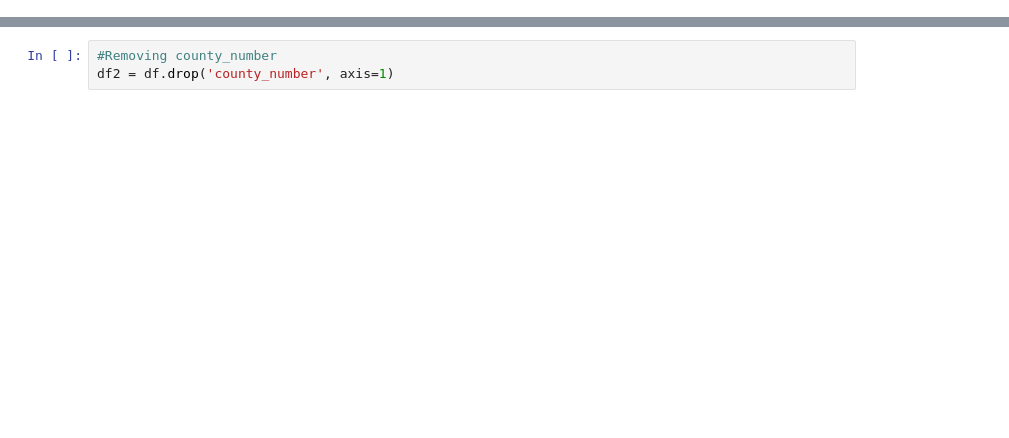
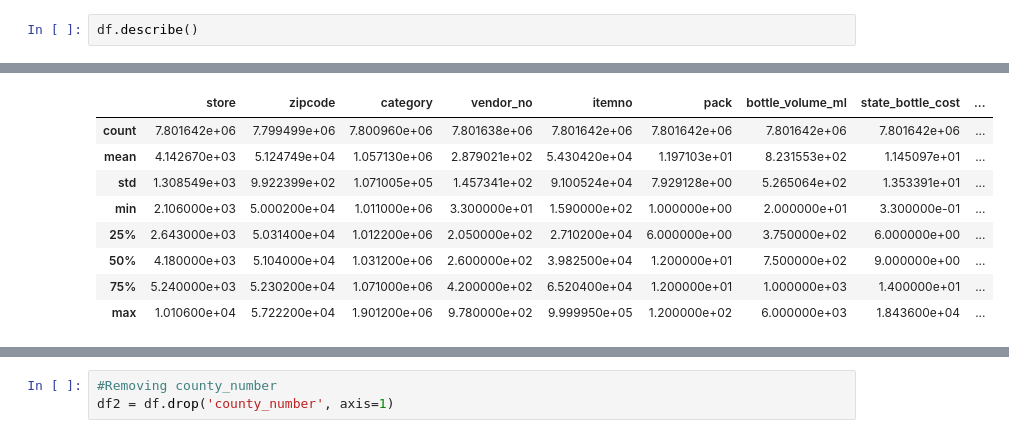
Before and after one commit to s22266/smart-liquor-sales-predictor, a Jupyter notebook: asi/notebooks/dataPreProcessing.ipynb, the cells around one changed output, grey strips where cells are left out. Cells and saved outputs as stored; diff of their text form; blank space fills up the shorter version.

```diff
--- a/asi/notebooks/dataPreProcessing.ipynb
+++ b/asi/notebooks/dataPreProcessing.ipynb
@@ -18,0 +37,3 @@ df.head()
+# %%
+df.describe()
+# %% [output]
@@ -19,2 +41,11 @@ df.head()
+|  | store | zipcode | category | vendor_no | itemno | pack | bottle_volume_ml | state_bottle_cost | ... |
+| count | 7.801642e+06 | 7.799499e+06 | 7.800960e+06 | 7.801638e+06 | 7.801642e+06 | 7.801642e+06 | 7.801642e+06 | 7.801642e+06 | ... |
+| mean | 4.142670e+03 | 5.124749e+04 | 1.057130e+06 | 2.879021e+02 | 5.430420e+04 | 1.197103e+01 | 8.231553e+02 | 1.145097e+01 | ... |
+| std | 1.308549e+03 | 9.922399e+02 | 1.071005e+05 | 1.457341e+02 | 9.100524e+04 | 7.929128e+00 | 5.265064e+02 | 1.353391e+01 | ... |
+| min | 2.106000e+03 | 5.000200e+04 | 1.011000e+06 | 3.300000e+01 | 1.590000e+02 | 1.000000e+00 | 2.000000e+01 | 3.300000e-01 | ... |
+| 25% | 2.643000e+03 | 5.031400e+04 | 1.012200e+06 | 2.050000e+02 | 2.710200e+04 | 6.000000e+00 | 3.750000e+02 | 6.000000e+00 | ... |
+| 50% | 4.180000e+03 | 5.104000e+04 | 1.031200e+06 | 2.600000e+02 | 3.982500e+04 | 1.200000e+01 | 7.500000e+02 | 9.000000e+00 | ... |
+| 75% | 5.240000e+03 | 5.230200e+04 | 1.071000e+06 | 4.200000e+02 | 6.520400e+04 | 1.200000e+01 | 1.000000e+03 | 1.400000e+01 | ... |
+| max | 1.010600e+04 | 5.722200e+04 | 1.901200e+06 | 9.780000e+02 | 9.999950e+05 | 1.200000e+02 | 6.000000e+03 | 1.843600e+04 | ... |
 # %%
 missing_data = df.isnull().sum()
```
Also changed, not shown: parts of 38 cells of this notebook, 3 other files.
